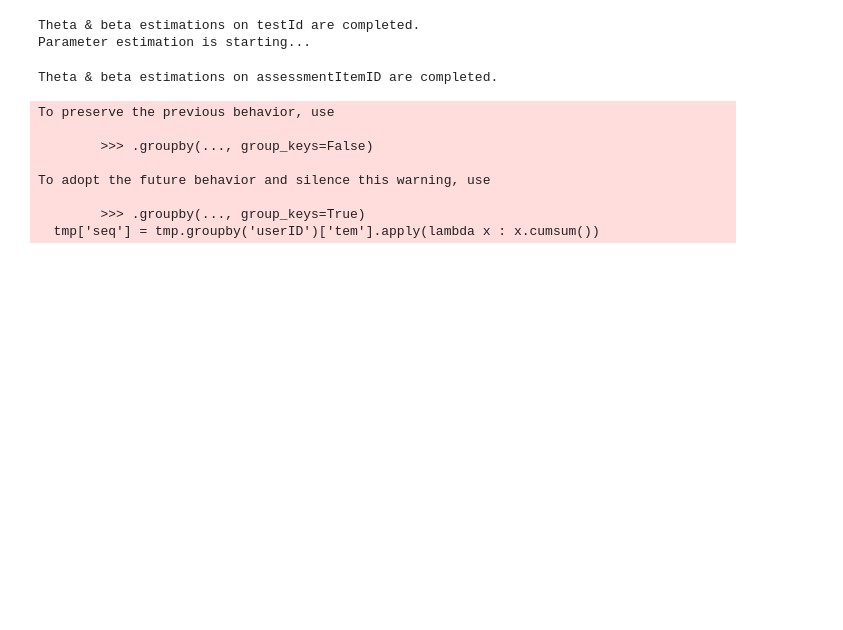
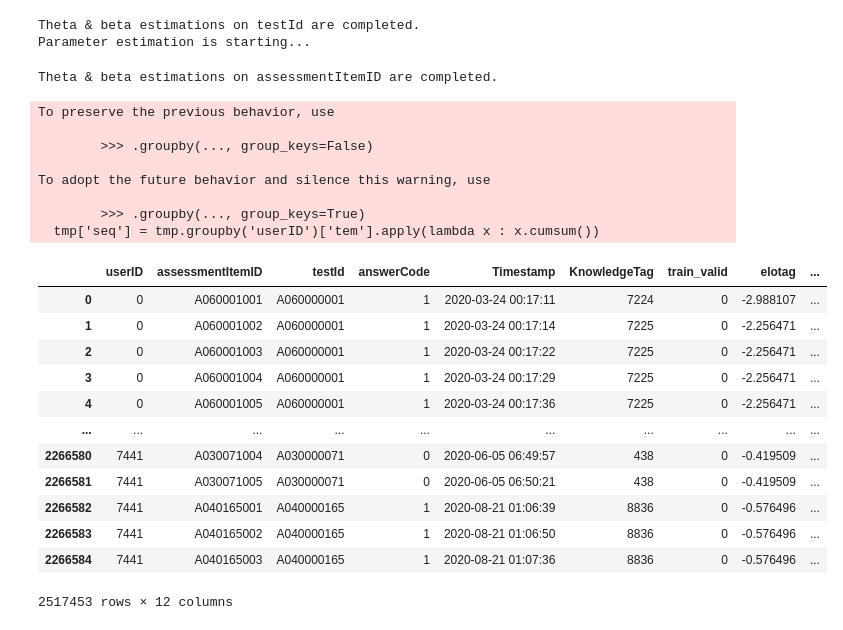
Before and after one commit to boostcampaitech4lv23recsys1/level2_dkt_recsys-level2-recsys-04, a Jupyter notebook: EDA/FE_total_4_elo3.ipynb, the cells around one changed output. Drawn from its saved outputs; the diff is of its cells as text; code cells hidden in the pictures; blank space fills up the shorter version.

```diff
--- a/EDA/FE_total_4_elo3.ipynb
+++ b/EDA/FE_total_4_elo3.ipynb
@@ -251,6 +251,22 @@ To adopt the future behavior and silence this warning, use
   tmp['seq'] = tmp.groupby('userID')['tem'].apply(lambda x : x.cumsum())
 # %%
 _train['eloupdate'] = tmp.apply(lambda x : Elo.run_update(dat_tem[(dat_tem['userID']==x['userID']) & (dat_tem['seq'] < x['seq']) & (dat_tem['seq'] >= x['seq']-100)]) if x['seq'] >= 100 else (Elo.run_update(dat_tem[(dat_tem['userID']==x['userID']) & (dat_tem['seq'] < x['seq'])]) if x['seq'] != 1 else 0),axis=1 )
+# %%
+_train
+# %% [output]
+|  | userID | assessmentItemID | testId | answerCode | Timestamp | KnowledgeTag | train_valid | elotag | ... |
+| 0 | 0 | A060001001 | A060000001 | 1 | 2020-03-24 00:17:11 | 7224 | 0 | -2.988107 | ... |
+| 1 | 0 | A060001002 | A060000001 | 1 | 2020-03-24 00:17:14 | 7225 | 0 | -2.256471 | ... |
+| 2 | 0 | A060001003 | A060000001 | 1 | 2020-03-24 00:17:22 | 7225 | 0 | -2.256471 | ... |
+| 3 | 0 | A060001004 | A060000001 | 1 | 2020-03-24 00:17:29 | 7225 | 0 | -2.256471 | ... |
+| 4 | 0 | A060001005 | A060000001 | 1 | 2020-03-24 00:17:36 | 7225 | 0 | -2.256471 | ... |
+| ... | ... | ... | ... | ... | ... | ... | ... | ... | ... |
+| 2266580 | 7441 | A030071004 | A030000071 | 0 | 2020-06-05 06:49:57 | 438 | 0 | -0.419509 | ... |
+| 2266581 | 7441 | A030071005 | A030000071 | 0 | 2020-06-05 06:50:21 | 438 | 0 | -0.419509 | ... |
+| 2266582 | 7441 | A040165001 | A040000165 | 1 | 2020-08-21 01:06:39 | 8836 | 0 | -0.576496 | ... |
+| 2266583 | 7441 | A040165002 | A040000165 | 1 | 2020-08-21 01:06:50 | 8836 | 0 | -0.576496 | ... |
+| 2266584 | 7441 | A040165003 | A040000165 | 1 | 2020-08-21 01:07:36 | 8836 | 0 | -0.576496 | ... |
+2517453 rows × 12 columns
 # %%
 users = _train.drop_duplicates(['userID'])[['userID','elouser']]
 items = _train.drop_duplicates(['assessmentItemID'])[['assessmentItemID','eloitem']]
```
Also changed, not shown: parts of 8 cells of this notebook.
